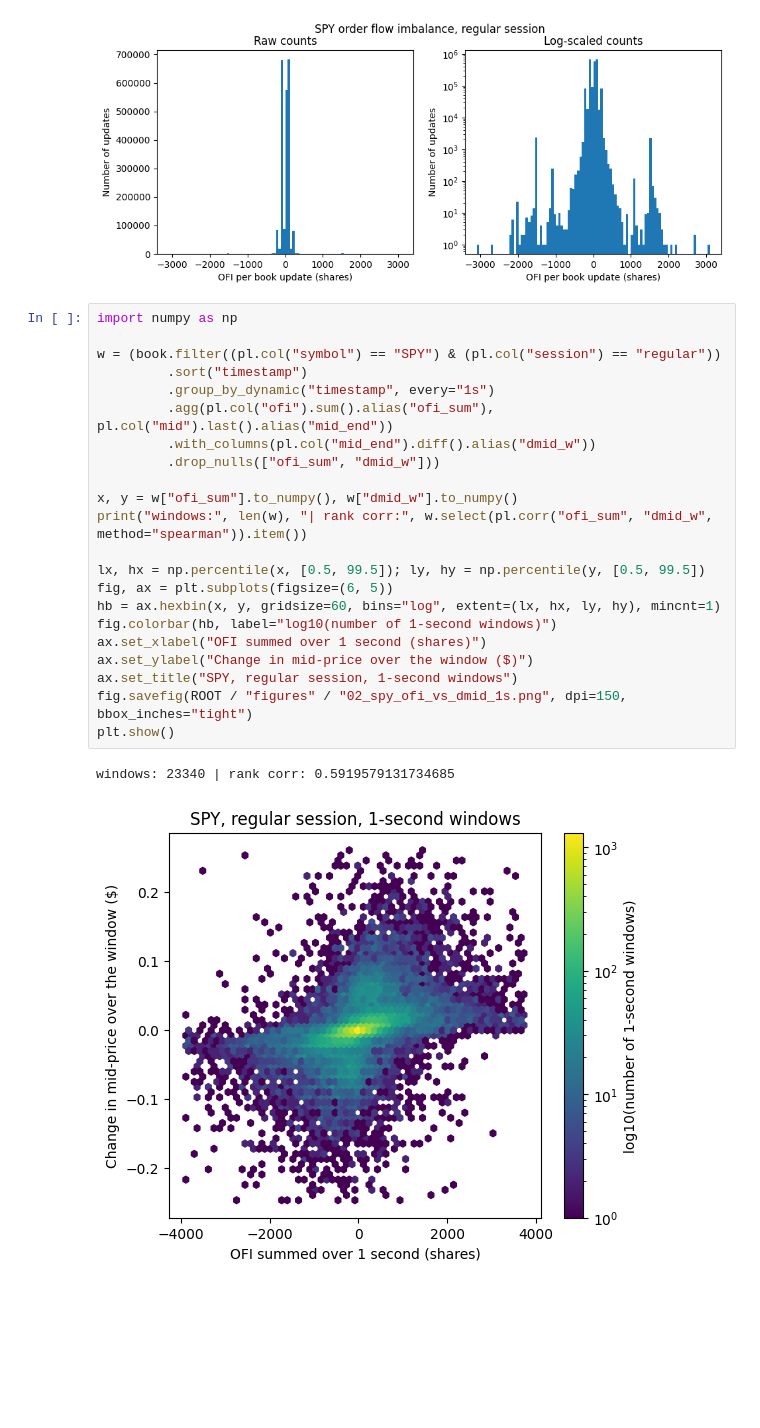
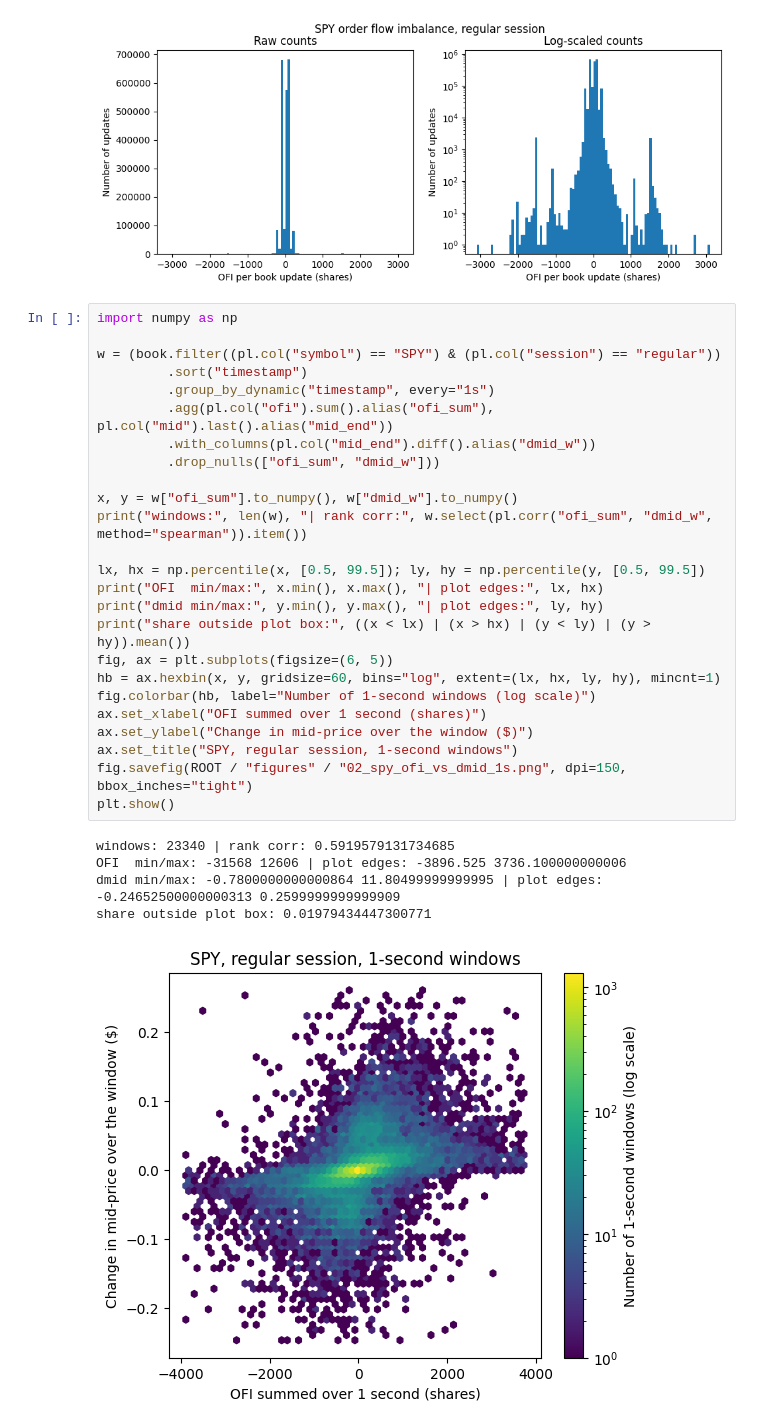
Before and after one commit to Varshareddy016/iex-order-flow-imbalance, a Jupyter notebook: notebooks/phase2_analysis.ipynb, the cells around one changed output. Drawn from its saved outputs; the diff is of its cells as text; blank space fills up the shorter version.

```diff
--- a/notebooks/phase2_analysis.ipynb
+++ b/notebooks/phase2_analysis.ipynb
@@ -47,25 +47,31 @@ share of exactly zero: 0.21756358967113817
 # %%
 import numpy as np
 
 w = (book.filter((pl.col("symbol") == "SPY") & (pl.col("session") == "regular"))
          .sort("timestamp")
          .group_by_dynamic("timestamp", every="1s")
          .agg(pl.col("ofi").sum().alias("ofi_sum"), pl.col("mid").last().alias("mid_end"))
          .with_columns(pl.col("mid_end").diff().alias("dmid_w"))
          .drop_nulls(["ofi_sum", "dmid_w"]))
 
 x, y = w["ofi_sum"].to_numpy(), w["dmid_w"].to_numpy()
 print("windows:", len(w), "| rank corr:", w.select(pl.corr("ofi_sum", "dmid_w", method="spearman")).item())
 
 lx, hx = np.percentile(x, [0.5, 99.5]); ly, hy = np.percentile(y, [0.5, 99.5])
+print("OFI  min/max:", x.min(), x.max(), "| plot edges:", lx, hx)
+print("dmid min/max:", y.min(), y.max(), "| plot edges:", ly, hy)
+print("share outside plot box:", ((x < lx) | (x > hx) | (y < ly) | (y > hy)).mean())
 fig, ax = plt.subplots(figsize=(6, 5))
 hb = ax.hexbin(x, y, gridsize=60, bins="log", extent=(lx, hx, ly, hy), mincnt=1)
-fig.colorbar(hb, label="log10(number of 1-second windows)")
+fig.colorbar(hb, label="Number of 1-second windows (log scale)")
 ax.set_xlabel("OFI summed over 1 second (shares)")
 ax.set_ylabel("Change in mid-price over the window ($)")
 ax.set_title("SPY, regular session, 1-second windows")
 fig.savefig(ROOT / "figures" / "02_spy_ofi_vs_dmid_1s.png", dpi=150, bbox_inches="tight")
 plt.show()
 # %% [output]
 windows: 23340 | rank corr: 0.5919579131734685
+OFI  min/max: -31568 12606 | plot edges: -3896.525 3736.100000000006
+dmid min/max: -0.7800000000000864 11.80499999999995 | plot edges: -0.24652500000000313 0.2599999999999909
+share outside plot box: 0.01979434447300771
-[figure, old version]
+[figure, new version]
```
Also changed, not shown: parts of 13 cells of this notebook, 2 other files.
